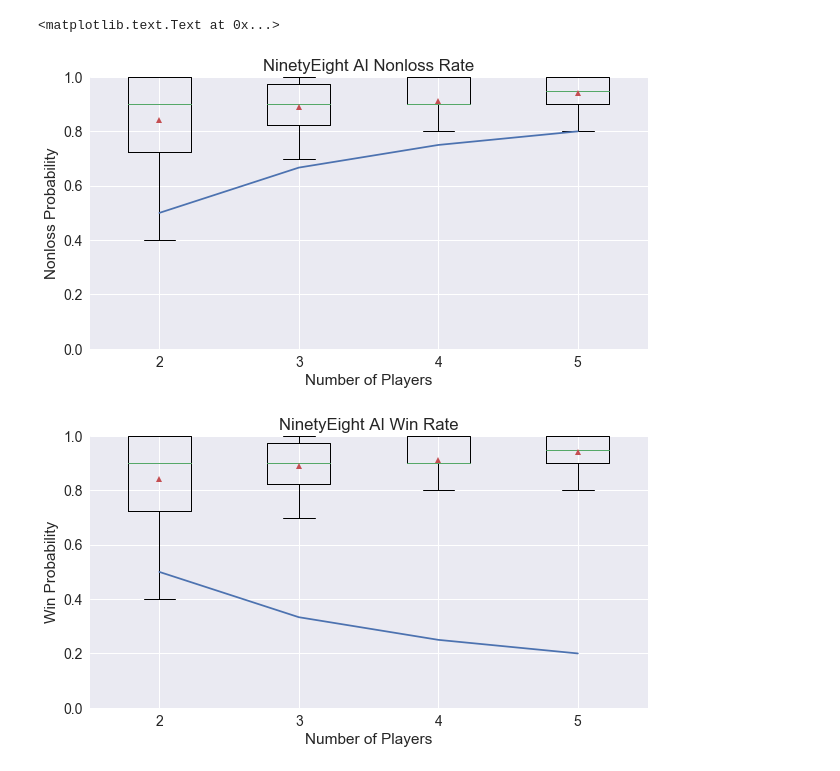
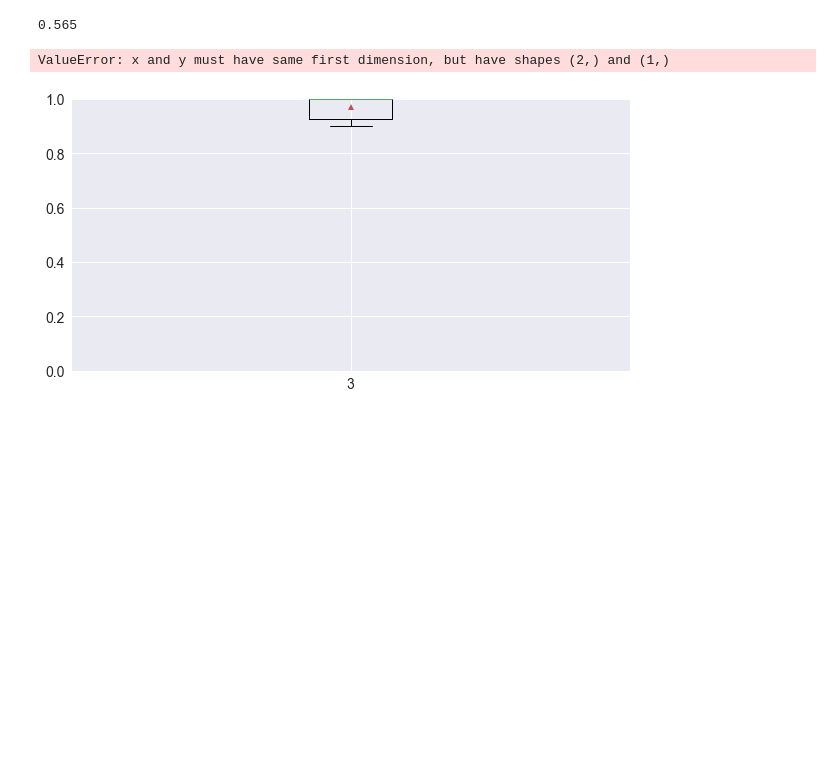
Before and after one commit to mgoadric/cardstock, a Jupyter notebook: Analysis/CardStock Analysis.ipynb, the cells around one changed output. Saved outputs shown, nothing was run; the diff lists cells and outputs as text; code cells hidden in the pictures; blank space fills up the shorter version.

```diff
--- a/Analysis/CardStock Analysis.ipynb
+++ b/Analysis/CardStock Analysis.ipynb
@@ -110,5 +117,5 @@ RndandAI {}
 # %%
-nump = 4
+nump = 3
 dthresh = (1 + (nump - 2) / (nump - 1)) / 2
 colors = ["r", "g", "c", "m", "y"]
 heuristics["Drama"] = 0
@@ -140,6 +147,13 @@ for type in ["AllAI"]:
                     winner = i
                     winscore = preds[i][-1]
 
+            moon = True
+            for i in range(len(preds)):
+                if len(preds[i]) > 0 and i != winner and preds[i][-1] < 0.6:
+                    moon = False
+            if moon:
+                print(count2)
+
             #colors = ["k", "k", "k", "k", "k"]
             #colors[winner] = "r"
             dcount = 0
@@ -154,7 +168,7 @@ for type in ["AllAI"]:
             heuristics["Security"] += (1 - dcount /  len(preds[winner])) / count[type]
             #print(count2, 1 - (dcount / len(preds[winner])))
 
-            if count2 == 10:
+            if count2 == 25:
                 c = 0
                 plt.plot([x / maxlen for x in range(len(preds[0]))], preds[0], color=colors[c], alpha=1, linewidth=1.0)
                 for plist in preds[1:]:
@@ -173,5 +187,5 @@ for type in ["AllAI"]:
 # %%
-nump = 5
+nump = 3
 dthresh = (1 + (nump - 2) / (nump - 1)) / 2
 colors = ["r", "g", "c", "m", "y"]
 heuristics["Drama"] = 0
@@ -205,6 +219,8 @@ for type in ["AllAI"]:
 
             colors = ["k", "k", "k", "k", "k"]
             colors[winner] = "r"
+            alphas = [0.1, 0.1, 0.1, 0.1, 0.1]
+            alphas[winner] = 0.1
             dcount = 0
             drama = 0
             for s in preds[winner]:
@@ -217,12 +233,19 @@ for type in ["AllAI"]:
             heuristics["Security"] += (1 - dcount /  len(preds[winner])) / count[type]
             #print(count2, 1 - (dcount / len(preds[winner])))
 
+#            moon = True
+#            for i in range(len(preds)):
+#                if len(preds[i]) > 0 and i != winner and preds[i][-1] < 0.6:
+#                    moon = False
+#            if moon:
+#                print(count2)
+
             if count2 >= 0:
                 c = 0
-                plt.plot([x / maxlen for x in range(len(preds[0]))], preds[0], color=colors[c], alpha=.1, linewidth=1.0)
+                plt.plot([x / maxlen for x in range(len(preds[0]))], preds[0], color=colors[c], alpha=alphas[c], linewidth=1.0)
                 for plist in preds[1:]:
                     c += 1
-                    plt.plot([x / maxlen for x in range(len(plist))], plist, color=colors[c], alpha=.1, linewidth=1.0)
+                    plt.plot([x / maxlen for x in range(len(plist))], plist, color=colors[c], alpha=alphas[c], linewidth=1.0)
                     pass
                 plt.axhline(dthresh, color="b", ls="dashed")
             preds = [[], [], [], [], []]
@@ -236,11 +259,11 @@ for type in ["AllAI"]:
 # %%
-type = "RndandAI"
+### type = "RndandAI"
 w = 0.4
 fpw = []
 fpwerr = []
 nl = []
 nlerr = []
-for nump in range(2, 6):
+for nump in range(minP, maxP):
     fopen = open("../CardStockXam/bin/Release/games/" + game + str(nump) + ".gdl" + type + "-resultsstats.txt")
     data = fopen.readlines()
     fopen.close()
@@ -304,7 +327,7 @@ nl = []
 nlerr = []
 vals2 = []
 wvals = []
-for nump in range(2, 6):
+for nump in range(minP, maxP):
     fopen = open("../CardStockXam/bin/Release/games/" + game + str(nump) + ".gdl" + type + "-resultsstats.txt")
     data = fopen.readlines()
     fopen.close()
@@ -321,40 +344,44 @@ for nump in range(2, 6):
     maxr = np.max(allrank)
     fpw.append(len([x for x in ranks[0] if x == 0]) / count[type])
     nl.append(len([x for x in ranks[0] if x != maxr]) / count[type])
 
     vals = []
     v2 = []
     for j in range(epoch):
         x = len([x for x in ranks[0][epoch*j:epoch*(j+1)] if x == 0]) / (count[type]/epoch)
         vals.append(x)
         y = len([x for x in ranks[0][epoch*j:epoch*(j+1)] if x != maxr]) / (count[type]/epoch)
         v2.append(y)
     fpwerr.append(np.std(vals))
     nlerr.append(np.std(v2))
     wvals.append(vals)
     vals2.append(v2)
+    wsize = 1 - 1 / nump
+    print(((sum(vals) / len(vals)) - (1 / nump)) / wsize)
+    if nump == 4:
+        heuristics["Order"] = ((sum(vals) / len(vals)) - (1 / nump)) / wsize
 
 ax = plt.figure(figsize=(10,5)).gca()
 ax.xaxis.set_major_locator(MaxNLocator(integer=True))
 plt.ylim(0, 1)
-plt.boxplot(vals2, labels=[2, 3, 4, 5], showmeans=True)
-plt.plot(range(1, 5), [(x - 1) / x for x in range(2, len(fpw) + 2)])
+plt.boxplot(vals2, labels=range(minP, maxP), showmeans=True)
+plt.plot(range(1, maxP - 1), [(x - 1) / x for x in range(minP, len(fpw) + (minP))])
 plt.xlabel("Number of Players")
 plt.ylabel("Nonloss Probability")
 plt.title(game + " AI Nonloss Rate")
 
 ax = plt.figure(figsize=(10,5)).gca()
 ax.xaxis.set_major_locator(MaxNLocator(integer=True))
 plt.ylim(0, 1)
-plt.boxplot(wvals, labels=[2, 3, 4, 5], showmeans=True)
-plt.plot(range(1, 5), [1 / x for x in range(2, len(fpw) + 2)])
+plt.boxplot(wvals, labels=range(minP, maxP), showmeans=True)
+plt.plot(range(1, (maxP - 1)) , [1 / x for x in range(minP, len(fpw) + (minP))])
 plt.xlabel("Number of Players")
 plt.ylabel("Win Probability")
 plt.title(game + " AI Win Rate")
 # %% [output]
-<matplotlib.text.Text at 0x...>
+0.565
+ValueError: x and y must have same first dimension, but have shapes (2,) and (1,)
-[figure, old version]
+[figure, new version]
-[figure, removed]
 # %%
 w = 0.3
 plt.figure(figsize=(10,5))
```
Also changed, not shown: parts of 15 cells of this notebook, 16 other files.
